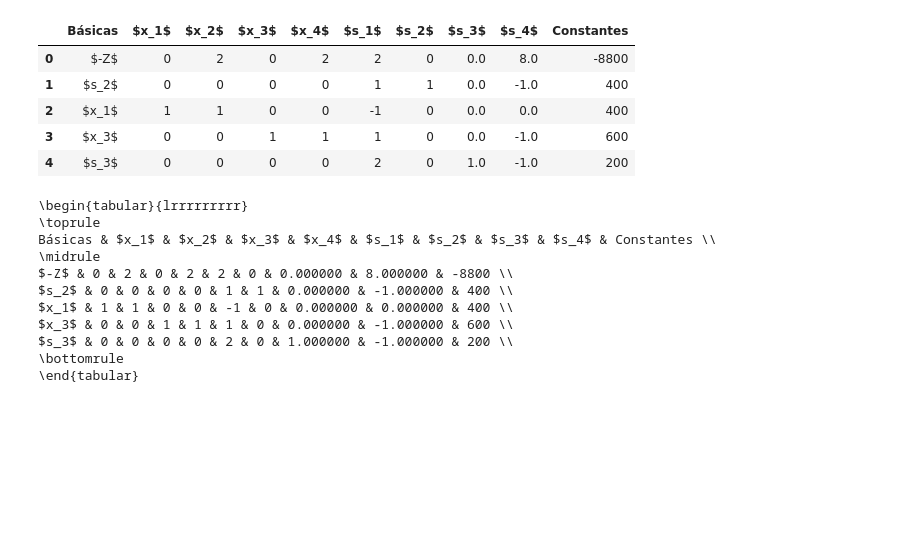
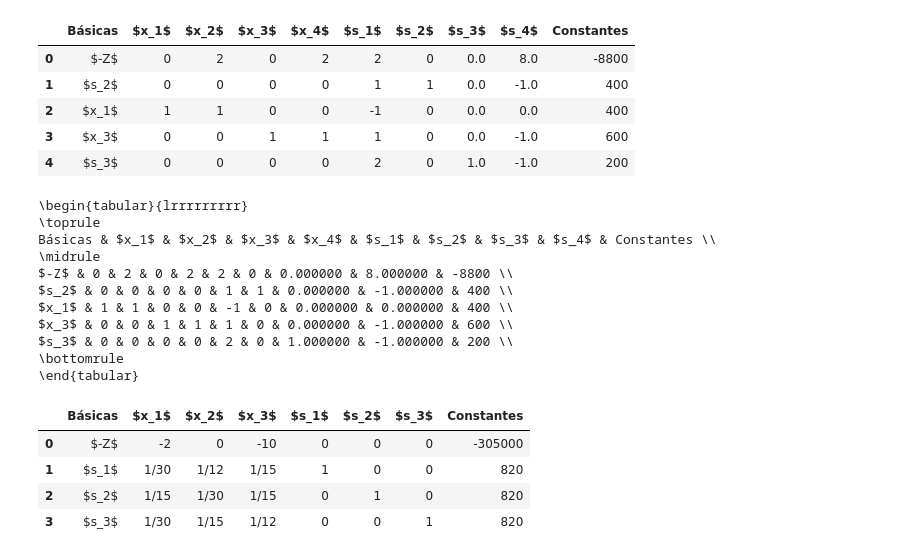
Before and after one commit to henriquempimenta/ProgLin, a Jupyter notebook: pgfs/main.ipynb, the cells around one changed output. Cells and saved outputs as stored; diff of their text form; code cells hidden in the pictures; blank space fills up the shorter version.

```diff
--- a/pgfs/main.ipynb
+++ b/pgfs/main.ipynb
@@ -456,3 +456,25 @@ $x_3$ & 0 & 0 & 1 & 1 & 1 & 0 & 0.000000 & -1.000000 & 600 \\
 $s_3$ & 0 & 0 & 0 & 0 & 2 & 0 & 1.000000 & -1.000000 & 200 \\
 \bottomrule
 \end{tabular}
+# %%
+import pandas as pd
+from fractions import Fraction
+
+tabela0 = pd.DataFrame({
+    "Básicas": ["$-Z$", "$s_1$", "$s_2$", "$s_3$"],
+    "$x_1$": [Fraction(-2), Fraction(1, 30), Fraction(1, 15), Fraction(1, 30)],
+    "$x_2$": [Fraction(0), Fraction(1, 12), Fraction(1, 30), Fraction(1, 15)],
+    "$x_3$": [Fraction(-10), Fraction(1, 15), Fraction(1, 15), Fraction(1, 12)],
+    "$s_1$": [Fraction(0), Fraction(1), Fraction(0), Fraction(0)],
+    "$s_2$": [Fraction(0), Fraction(0), Fraction(1), Fraction(0)],
+    "$s_3$": [Fraction(0), Fraction(0), Fraction(0), Fraction(1)],
+    "Constantes": [Fraction(-305000), Fraction(820), Fraction(820), Fraction(820)]
+})
+
+tabela0
+# %% [output]
+|  | Básicas | $x_1$ | $x_2$ | $x_3$ | $s_1$ | $s_2$ | $s_3$ | Constantes |
+| 0 | $-Z$ | -2 | 0 | -10 | 0 | 0 | 0 | -305000 |
+| 1 | $s_1$ | 1/30 | 1/12 | 1/15 | 1 | 0 | 0 | 820 |
+| 2 | $s_2$ | 1/15 | 1/30 | 1/15 | 0 | 1 | 0 | 820 |
+| 3 | $s_3$ | 1/30 | 1/15 | 1/12 | 0 | 0 | 1 | 820 |
```
Also changed, not shown: parts of 7 cells of this notebook, 1 other file.
